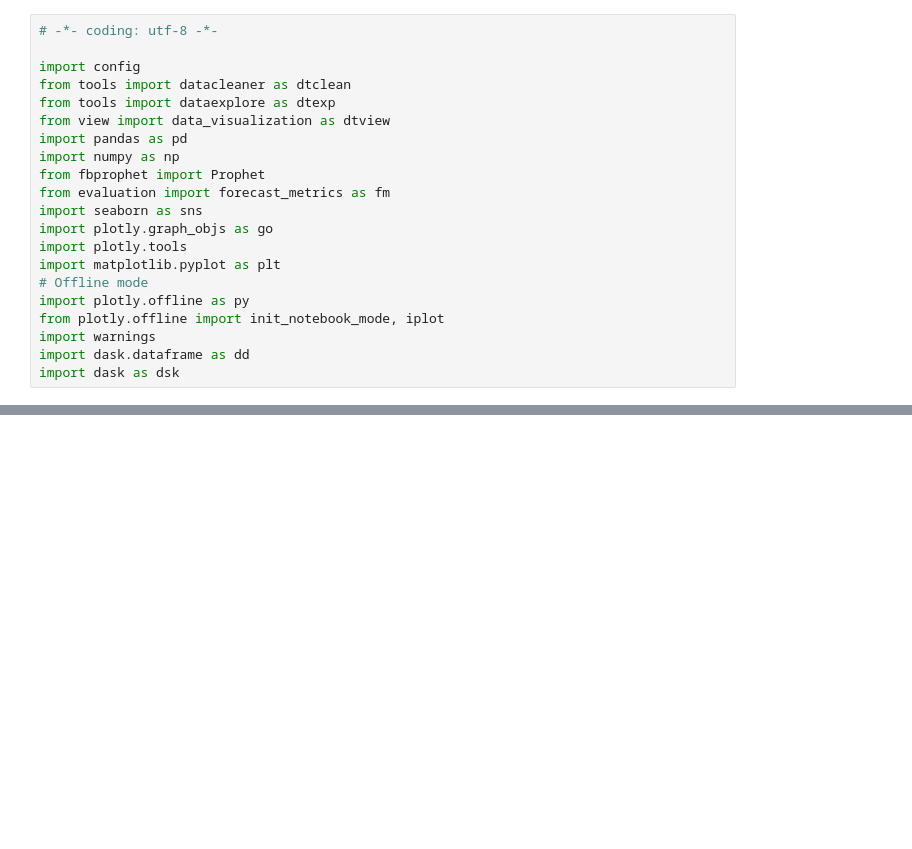
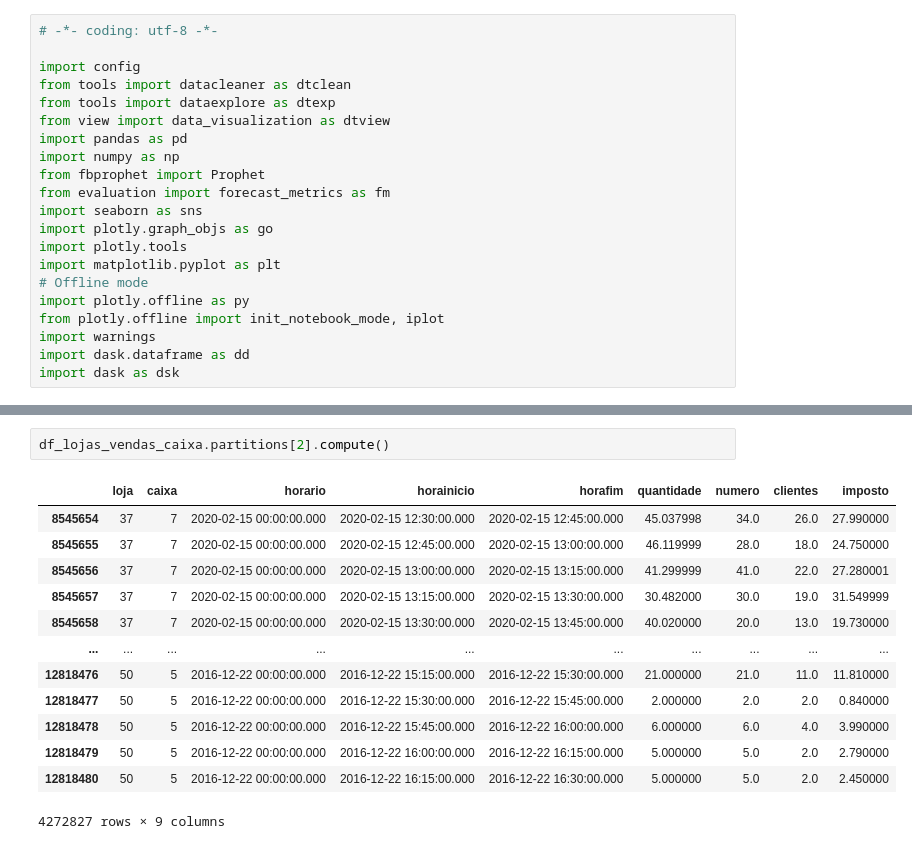
Before and after one commit to clonyjr/prophet, a Jupyter notebook: sisqual_data_analysis_dec_2020.ipynb, the cells around one changed output, grey strips where cells are left out. Saved outputs shown, nothing was run; the diff lists cells and outputs as text; blank space fills up the shorter version.

```diff
--- a/sisqual_data_analysis_dec_2020.ipynb
+++ b/sisqual_data_analysis_dec_2020.ipynb
@@ -35,0 +62,16 @@ df_lojas_vendas_caixa.head()
+# %%
+df_lojas_vendas_caixa.partitions[2].compute()
+# %% [output]
+|  | loja | caixa | horario | horainicio | horafim | quantidade | numero | clientes | imposto |
+| 8545654 | 37 | 7 | 2020-02-15 00:00:00.000 | 2020-02-15 12:30:00.000 | 2020-02-15 12:45:00.000 | 45.037998 | 34.0 | 26.0 | 27.990000 |
+| 8545655 | 37 | 7 | 2020-02-15 00:00:00.000 | 2020-02-15 12:45:00.000 | 2020-02-15 13:00:00.000 | 46.119999 | 28.0 | 18.0 | 24.750000 |
+| 8545656 | 37 | 7 | 2020-02-15 00:00:00.000 | 2020-02-15 13:00:00.000 | 2020-02-15 13:15:00.000 | 41.299999 | 41.0 | 22.0 | 27.280001 |
+| 8545657 | 37 | 7 | 2020-02-15 00:00:00.000 | 2020-02-15 13:15:00.000 | 2020-02-15 13:30:00.000 | 30.482000 | 30.0 | 19.0 | 31.549999 |
+| 8545658 | 37 | 7 | 2020-02-15 00:00:00.000 | 2020-02-15 13:30:00.000 | 2020-02-15 13:45:00.000 | 40.020000 | 20.0 | 13.0 | 19.730000 |
+| ... | ... | ... | ... | ... | ... | ... | ... | ... | ... |
+| 12818476 | 50 | 5 | 2016-12-22 00:00:00.000 | 2016-12-22 15:15:00.000 | 2016-12-22 15:30:00.000 | 21.000000 | 21.0 | 11.0 | 11.810000 |
+| 12818477 | 50 | 5 | 2016-12-22 00:00:00.000 | 2016-12-22 15:30:00.000 | 2016-12-22 15:45:00.000 | 2.000000 | 2.0 | 2.0 | 0.840000 |
+| 12818478 | 50 | 5 | 2016-12-22 00:00:00.000 | 2016-12-22 15:45:00.000 | 2016-12-22 16:00:00.000 | 6.000000 | 6.0 | 4.0 | 3.990000 |
+| 12818479 | 50 | 5 | 2016-12-22 00:00:00.000 | 2016-12-22 16:00:00.000 | 2016-12-22 16:15:00.000 | 5.000000 | 5.0 | 2.0 | 2.790000 |
+| 12818480 | 50 | 5 | 2016-12-22 00:00:00.000 | 2016-12-22 16:15:00.000 | 2016-12-22 16:30:00.000 | 5.000000 | 5.0 | 2.0 | 2.450000 |
+4272827 rows × 9 columns
```
Also changed, not shown: parts of 6 cells of this notebook.
